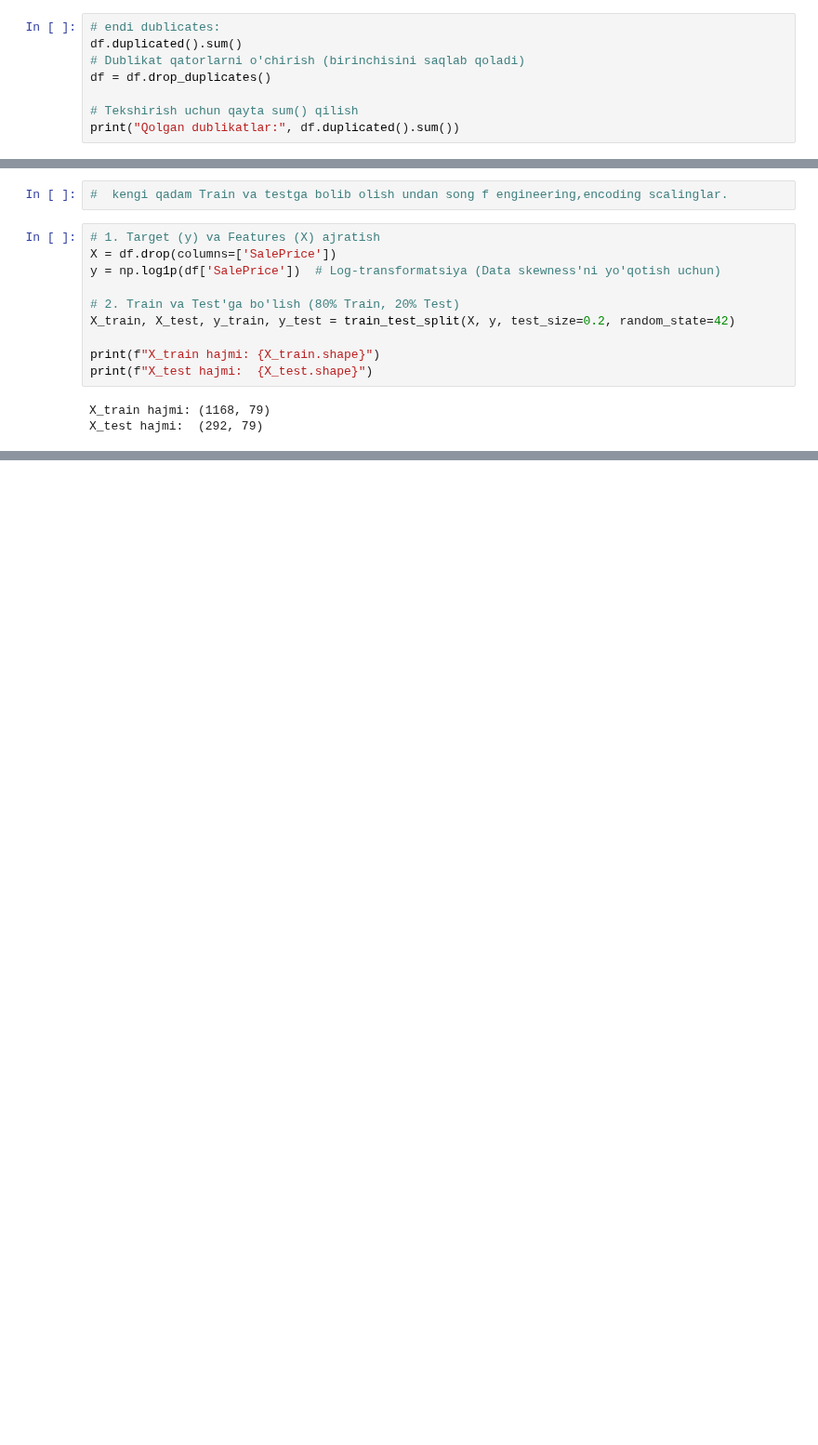
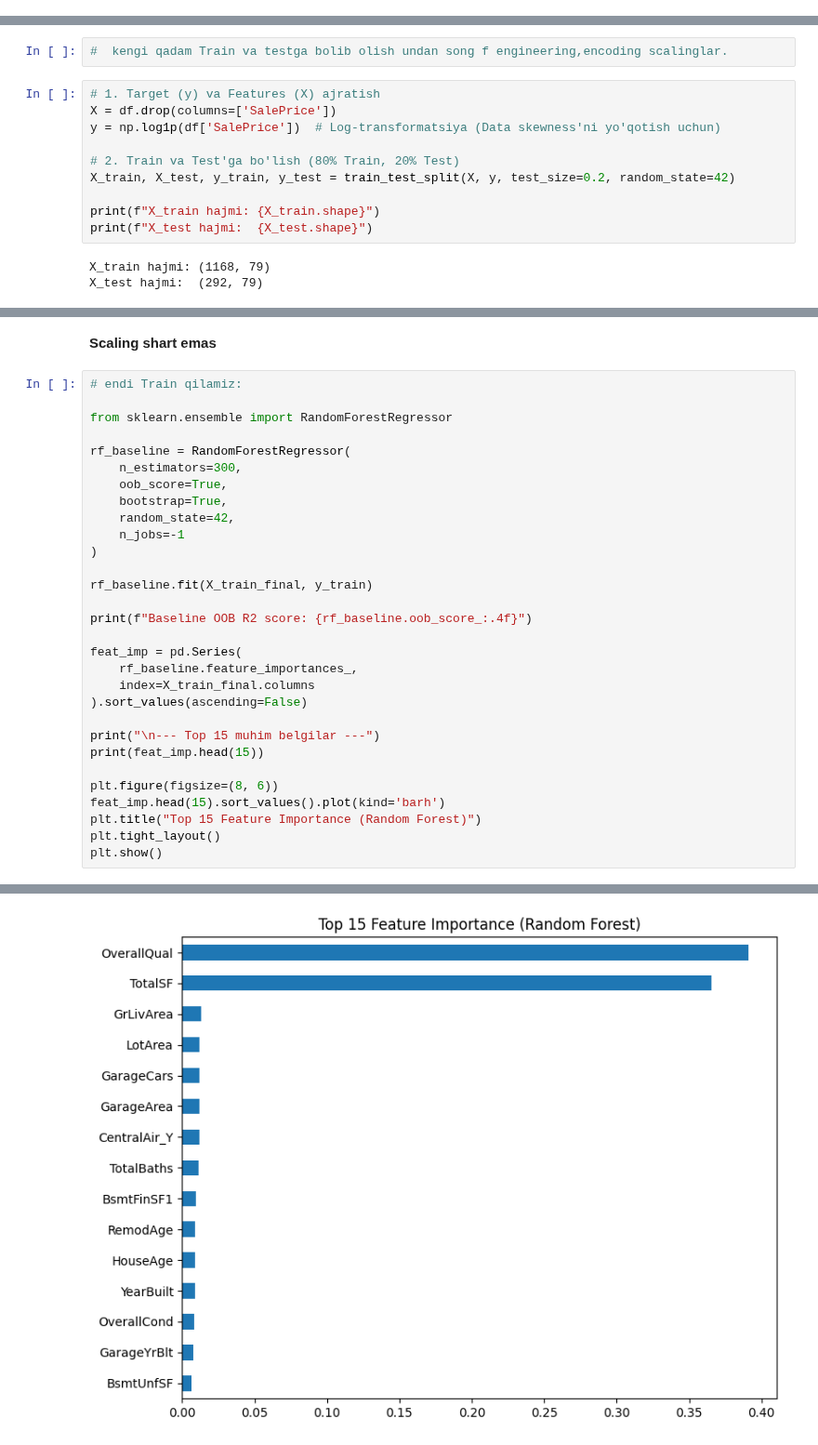
Before and after one commit to sevaradevoloper/machine-learning-class-work, a Jupyter notebook: Houseprice.ipynb, the cells around one changed output, grey strips where cells are left out. Shown at 93% size. Drawn from its saved outputs; the diff is of its cells as text; blank space fills up the shorter version.

```diff
--- a/Houseprice.ipynb
+++ b/Houseprice.ipynb
@@ -323,8 +290,0 @@ Qolgan bo'sh qiymatlar soni: 0
-# %%
-# endi dublicates:
-df.duplicated().sum()
-# Dublikat qatorlarni o'chirish (birinchisini saqlab qoladi)
-df = df.drop_duplicates()
-
-# Tekshirish uchun qayta sum() qilish
-print("Qolgan dublikatlar:", df.duplicated().sum())
@@ -472,0 +467,33 @@ X_test_final shakli:  (292, 264)
+# %% [markdown]
+**Scaling shart emas**
+# %%
+# endi Train qilamiz:
+
+from sklearn.ensemble import RandomForestRegressor
+
+rf_baseline = RandomForestRegressor(
+    n_estimators=300,
+    oob_score=True,
+    bootstrap=True,
+    random_state=42,
+    n_jobs=-1
+)
+
+rf_baseline.fit(X_train_final, y_train)
+
+print(f"Baseline OOB R2 score: {rf_baseline.oob_score_:.4f}")
+
+feat_imp = pd.Series(
+    rf_baseline.feature_importances_,
+    index=X_train_final.columns
+).sort_values(ascending=False)
+
+print("\n--- Top 15 muhim belgilar ---")
+print(feat_imp.head(15))
+
+plt.figure(figsize=(8, 6))
+feat_imp.head(15).sort_values().plot(kind='barh')
+plt.title("Top 15 Feature Importance (Random Forest)")
+plt.tight_layout()
+plt.show()
+# %% [output]
@@ -472,0 +519 @@ X_test_final shakli:  (292, 264)
+[figure, added]
```
Also changed, not shown: parts of 14 cells of this notebook.
